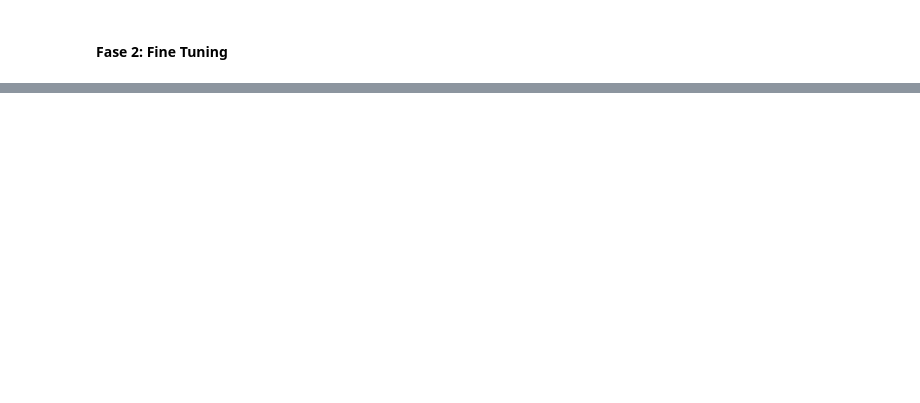
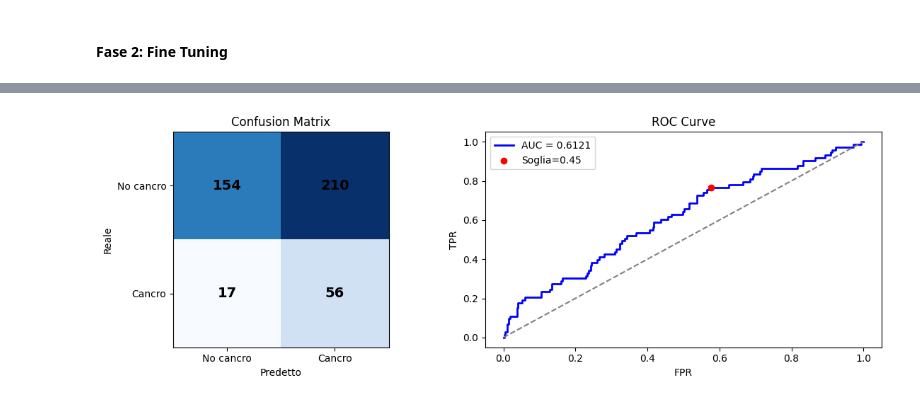
Before and after one commit to MarrasFederico/MammoDiffusion-v1.1, a Jupyter notebook: notebooks/05_model_baseline_classificatore.ipynb, the cells around one changed output, grey strips where cells are left out. Cells and saved outputs as stored; diff of their text form; code cells hidden in the pictures; blank space fills up the shorter version.

```diff
--- a/notebooks/05_model_baseline_classificatore.ipynb
+++ b/notebooks/05_model_baseline_classificatore.ipynb
@@ -103,18 +135,29 @@ def load_and_preprocess(path, label):
 
     return img, tf.cast(label, tf.float32)
 
-def make_dataset(df, shuffle=False):
+def augment(img, label):
+    img = tf.image.random_flip_left_right(img)
+    img = tf.image.random_flip_up_down(img)
+    img = tf.image.random_brightness(img, max_delta=0.05)
+    img = tf.clip_by_value(img, -3.0, 3.0)
+    return img, label
+# Niente rotazioni forti, nemmeno zoom
+
+def make_dataset(df, shuffle=False, augment_data=False):
     paths = df['processed_path'].values
     labels = df['cancer'].values
     ds = tf.data.Dataset.from_tensor_slices((paths, labels))
     if shuffle:
         ds = ds.shuffle(buffer_size=len(df), seed=SEED)
     ds = ds.map(lambda p, l: load_and_preprocess(p, l), num_parallel_calls=AUTOTUNE)
+    if augment_data:
+        ds = ds.map(augment, num_parallel_calls=AUTOTUNE)
+
     return ds.batch(BATCH_SIZE).prefetch(AUTOTUNE)
 
 # Costruisci i dataset
-train_ds = make_dataset(df_train, shuffle=True)
-val_ds = make_dataset(df_val, shuffle=False)
+train_ds = make_dataset(df_train, shuffle=True, augment_data=False) # Da mettere a True se vuoi data augmentation
+val_ds = make_dataset(df_val, shuffle=False, augment_data=False)
 # %% [output]
 Class Weights: {0: 0.5999412110523221, 1: 3.001470588235294}
 # %% [markdown]
@@ -359,0 +364,80 @@ Analisi Overfitting - Fase 2 (Fine Tuning):
+# %%
+import json
+from sklearn.metrics import (confusion_matrix, roc_curve,
+                             classification_report, roc_auc_score,
+                             precision_score, recall_score, f1_score)
+
+# Carica il miglior modello salvato
+best_model = keras.models.load_model(
+    os.path.join(OUTPUT_DIR, 'baseline_final_best.keras'),
+    custom_objects={'loss_fn': focal_loss(gamma=2.0, alpha=0.75)}
+)
+
+# Predizioni sul validation set
+y_true, y_pred_prob = [], []
+for imgs, labels in val_ds:
+    preds = best_model.predict(imgs, verbose=0)
+    y_pred_prob.extend(preds.flatten())
+    y_true.extend(labels.numpy())
+
+y_true = np.array(y_true)
+y_pred_prob = np.array(y_pred_prob)
+
+# Soglia ottimale (Youden's J)
+fpr, tpr, thresholds = roc_curve(y_true, y_pred_prob)
+youden_idx = np.argmax(tpr - fpr)
+best_threshold = thresholds[youden_idx]
+y_pred = (y_pred_prob >= best_threshold).astype(int)
+
+val_auc = roc_auc_score(y_true, y_pred_prob)
+report_str = classification_report(y_true, y_pred, target_names=['No cancro', 'Cancro'])
+
+print(f"AUC: {val_auc:.4f}")
+print(f"Soglia ottimale: {best_threshold:.3f}")
+print(report_str)
+
+# Salva metriche in JSON
+FIGURES_DIR = os.path.join(OUTPUT_DIR, 'figures')
+os.makedirs(FIGURES_DIR, exist_ok=True)
+
+metrics_dict = {
+    'split': 'validation',
+    'auc': round(float(val_auc), 4),
+    'optimal_threshold_youden': round(float(best_threshold), 4),
+    'accuracy': round(float((y_pred == y_true).mean()), 4),
+    'precision_cancer': round(float(precision_score(y_true, y_pred, pos_label=1, zero_division=0)), 4),
+    'recall_cancer':    round(float(recall_score(y_true, y_pred, pos_label=1, zero_division=0)), 4),
+    'f1_cancer':        round(float(f1_score(y_true, y_pred, pos_label=1, zero_division=0)), 4),
+    'classification_report': report_str,
+}
+metrics_path = os.path.join(OUTPUT_DIR, 'val_metrics.json')
+with open(metrics_path, 'w') as f:
+    json.dump(metrics_dict, f, indent=2, ensure_ascii=False)
+print(f"Metriche salvate in: {metrics_path}")
+
+# Figura: Confusion Matrix + ROC curve
+cm = confusion_matrix(y_true, y_pred)
+fig, axes = plt.subplots(1, 2, figsize=(12, 4))
+
+axes[0].imshow(cm, cmap='Blues')
+axes[0].set_xticks([0, 1]); axes[0].set_yticks([0, 1])
+axes[0].set_xticklabels(['No cancro', 'Cancro'])
+axes[0].set_yticklabels(['No cancro', 'Cancro'])
+axes[0].set_xlabel('Predetto'); axes[0].set_ylabel('Reale')
+axes[0].set_title('Confusion Matrix')
+for i in range(2):
+    for j in range(2):
+        axes[0].text(j, i, cm[i, j], ha='center', va='center', fontsize=14, fontweight='bold')
+
+axes[1].plot(fpr, tpr, color='blue', lw=2, label=f'AUC = {val_auc:.4f}')
+axes[1].plot([0, 1], [0, 1], '--', color='gray')
+axes[1].scatter(fpr[youden_idx], tpr[youden_idx], color='red', zorder=5, label=f'Soglia={best_threshold:.2f}')
+axes[1].set_xlabel('FPR'); axes[1].set_ylabel('TPR')
+axes[1].set_title('ROC Curve'); axes[1].legend()
+
+plt.tight_layout()
+fig_path = os.path.join(FIGURES_DIR, 'val_confusion_roc.png')
+fig.savefig(fig_path, dpi=150, bbox_inches='tight')
+plt.show()
+print(f"Figura salvata in: {fig_path}")
+# %% [output]
@@ -359,0 +456 @@ Analisi Overfitting - Fase 2 (Fine Tuning):
+[figure, added]
```
Also changed, not shown: parts of 10 cells of this notebook, 1 other file.
